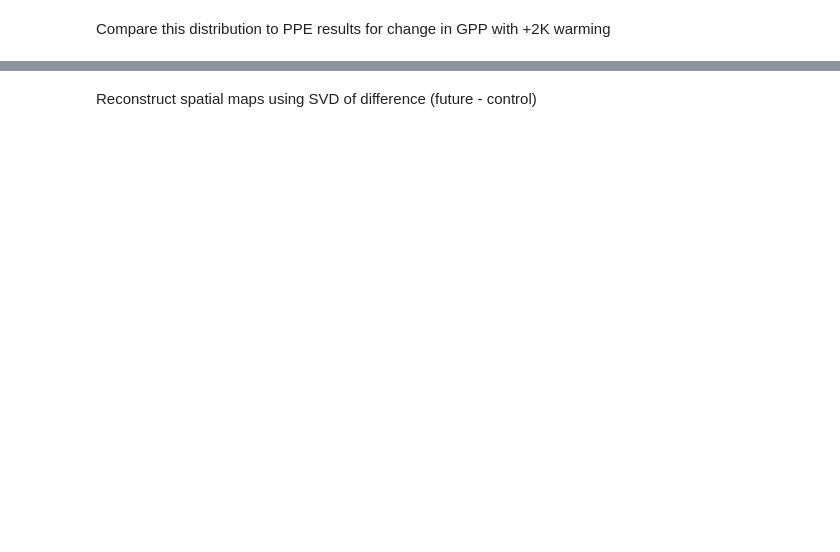
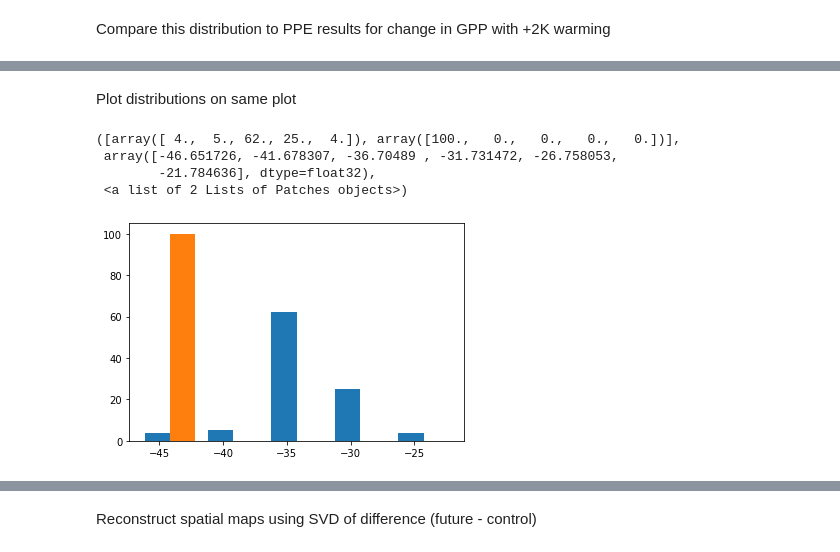
Before and after one commit to katiedagon/CLM5_ParameterUncertainty, a Jupyter notebook: posteriorFuture.ipynb, the cells around one changed output, grey strips where cells are left out. Drawn from its saved outputs; the diff is of its cells as text; code cells hidden in the pictures; blank space fills up the shorter version.

```diff
--- a/posteriorFuture.ipynb
+++ b/posteriorFuture.ipynb
@@ -109,0 +143,18 @@ plt.title("Predicted change in "+var[1]+" from difference in PPEs with +2K warmi
+# %% [markdown]
+Plot distributions on same plot
+# %%
+#plt.figure(figsize=(40,5))
+#plt.hist(outputdata, bins=20, label="Future Climate")
+#plt.hist(post_preds[0][:,0], label="Posterior Distribution")
+#post_preds[0][:,0].shape
+plt.hist([outputdata,post_preds[0][:,0]], bins=5)
+#plt.scatter(range(len(outputdata)), outputdata)
+#plt.scatter(range(len(post_preds[0])), post_preds[0])
+#plt.ylabel("Counts")
+#plt.xlabel("Global Mean Change in "+var[0]+" (gC/m2/yr)")
+# %% [output]
+([array([ 4.,  5., 62., 25.,  4.]), array([100.,   0.,   0.,   0.,   0.])],
+ array([-46.651726, -41.678307, -36.70489 , -31.731472, -26.758053,
+        -21.784636], dtype=float32),
+ <a list of 2 Lists of Patches objects>)
+[figure, added]
```
Also changed, not shown: parts of 12 cells of this notebook, 22 other files.
